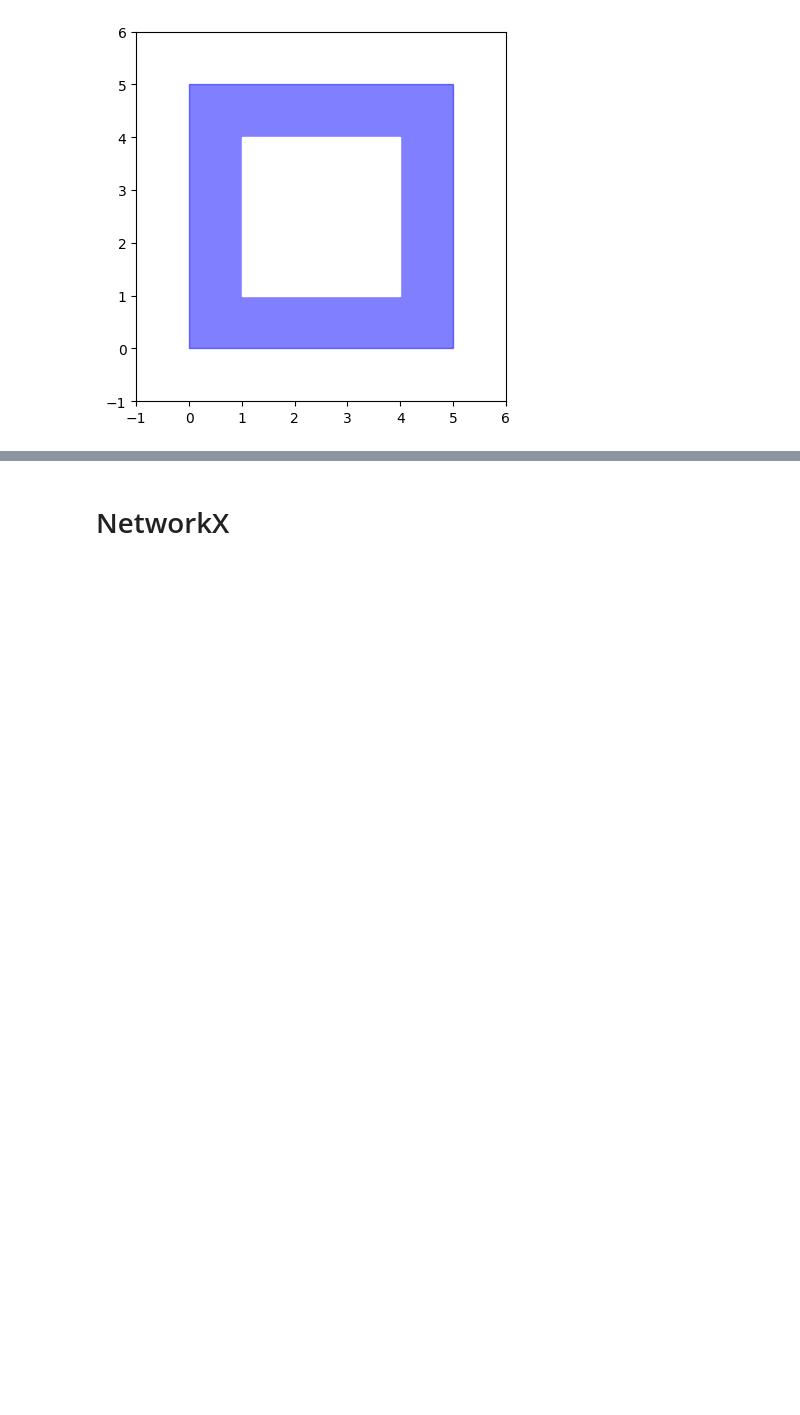
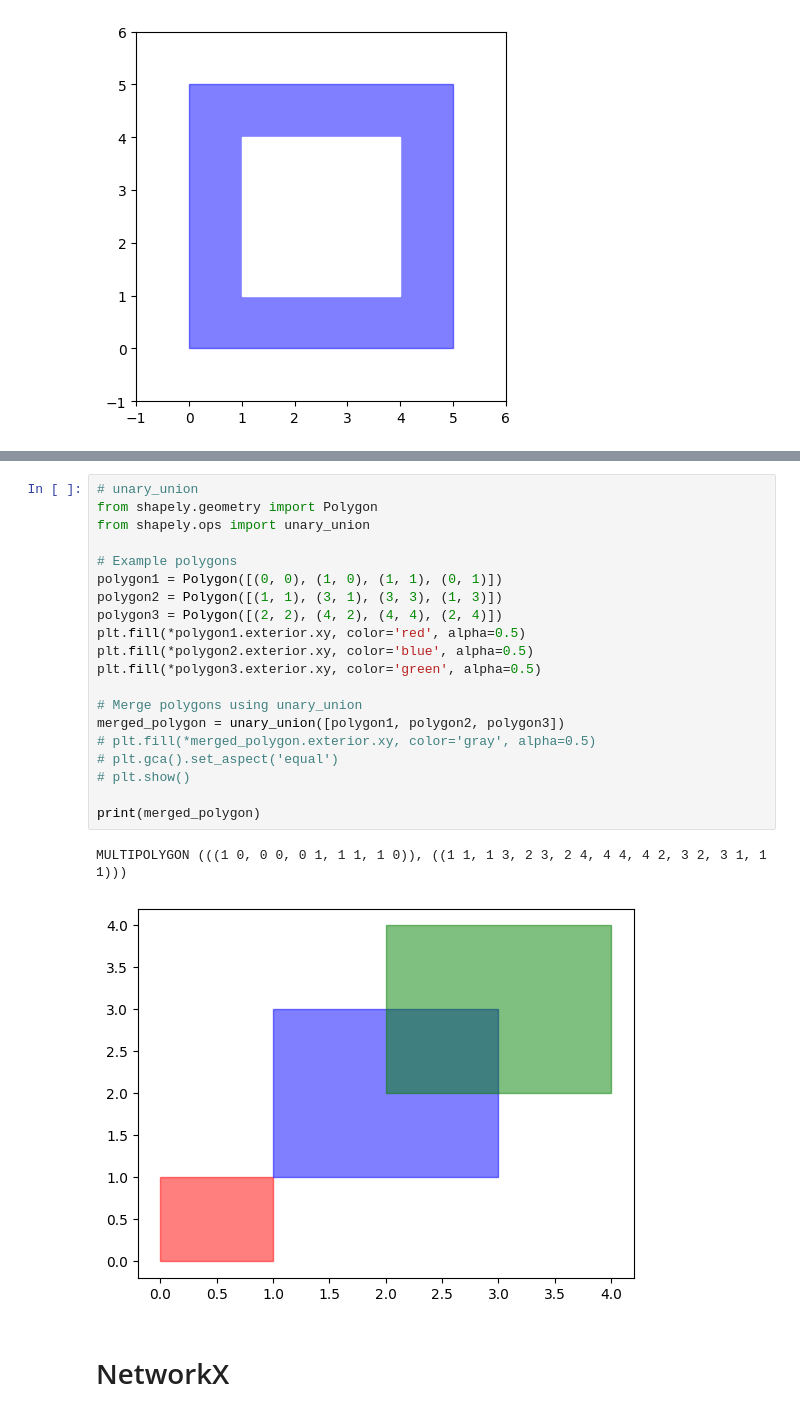
Before and after one commit to ZuxingGit/EvolutionaryOptimisation, a Jupyter notebook: code/2_initialization/experiment.ipynb, the cells around one changed output, grey strips where cells are left out. Drawn from its saved outputs; the diff is of its cells as text; blank space fills up the shorter version.

```diff
--- a/code/2_initialization/experiment.ipynb
+++ b/code/2_initialization/experiment.ipynb
@@ -120,3 +148,26 @@ plt.show()
+# %%
+# unary_union
+from shapely.geometry import Polygon
+from shapely.ops import unary_union
+
+# Example polygons
+polygon1 = Polygon([(0, 0), (1, 0), (1, 1), (0, 1)])
+polygon2 = Polygon([(1, 1), (3, 1), (3, 3), (1, 3)])
+polygon3 = Polygon([(2, 2), (4, 2), (4, 4), (2, 4)])
+plt.fill(*polygon1.exterior.xy, color='red', alpha=0.5)
+plt.fill(*polygon2.exterior.xy, color='blue', alpha=0.5)
+plt.fill(*polygon3.exterior.xy, color='green', alpha=0.5)
+
+# Merge polygons using unary_union
+merged_polygon = unary_union([polygon1, polygon2, polygon3])
+# plt.fill(*merged_polygon.exterior.xy, color='gray', alpha=0.5)
+# plt.gca().set_aspect('equal')
+# plt.show()
+
+print(merged_polygon)
+# %% [output]
+MULTIPOLYGON (((1 0, 0 0, 0 1, 1 1, 1 0)), ((1 1, 1 3, 2 3, 2 4, 4 4, 4 2, 3 2, 3 1, 1 1)))
+[figure, added]
 # %% [markdown]
 # NetworkX
 # %%
```
Also changed, not shown: parts of 4 cells of this notebook, 3 other files.
